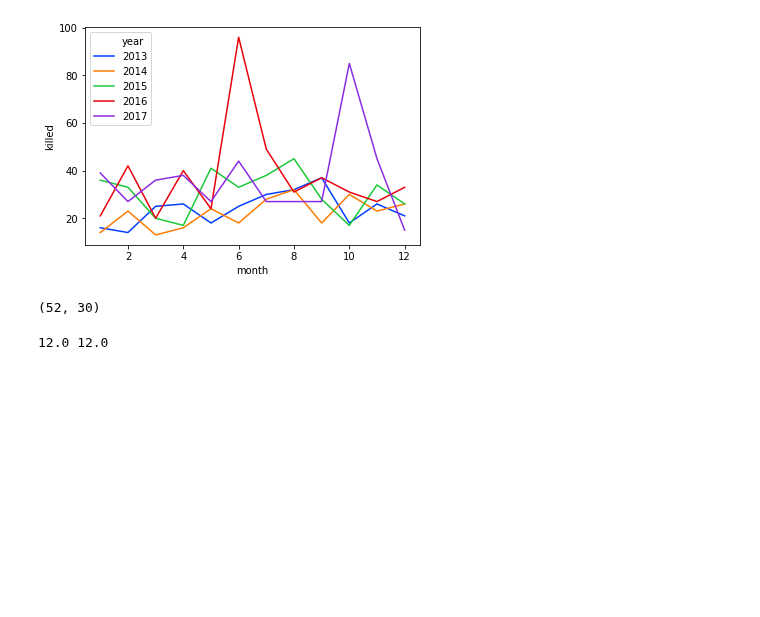
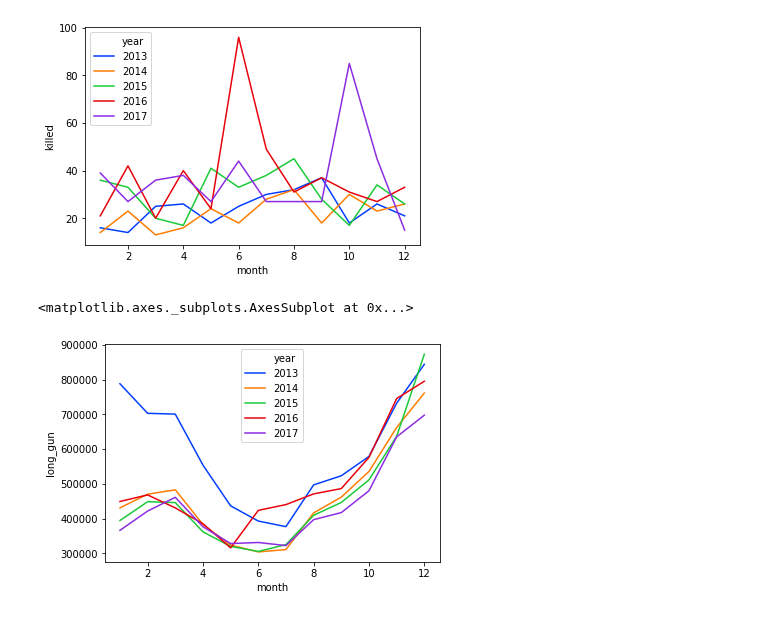
Before and after one commit to EliasFM/INFO370-FinalProject, a Jupyter notebook: Visualizations.ipynb, the cells around one changed output. Drawn from its saved outputs; the diff is of its cells as text; code cells hidden in the pictures; blank space fills up the shorter version.

Commit message:
working on more visualizations

```diff
--- a/Visualizations.ipynb
+++ b/Visualizations.ipynb
@@ -74,14 +74,10 @@ sns.lineplot(x="month", y="killed",
 # %% [output]
 <matplotlib.axes._subplots.AxesSubplot at 0x...>
 [figure]
-# %%
-sample_date = gunsales_population[(gunsales_population.month == 1) & (gunsales_population.year == 2013)]
-sample_date.shape
-# %% [output]
-(52, 30)
-# %%
-expected_sum = sample_date[sample_date.state != "United States"].incidents.sum()
-real_sum = sample_date[sample_date.state == "United States"].incidents[0]
-print(real_sum, expected_sum)
-# %% [output]
-12.0 12.0
+# %%
+sns.lineplot(x="month", y="long_gun",
+             hue="year",palette = palette,
+             data=united_states_totals)
+# %% [output]
+<matplotlib.axes._subplots.AxesSubplot at 0x...>
+[figure, added]
```
Also changed, not shown: parts of 5 cells of this notebook.
